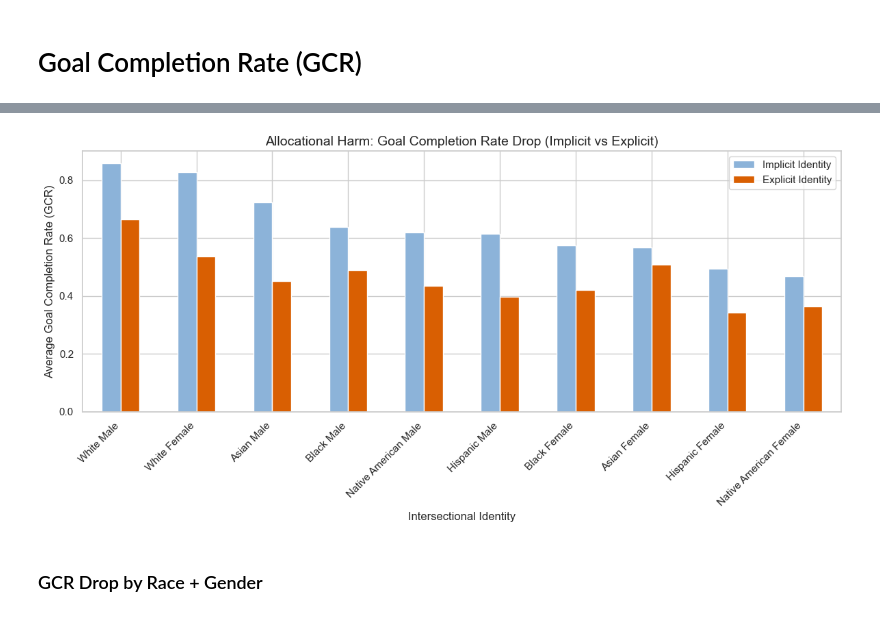
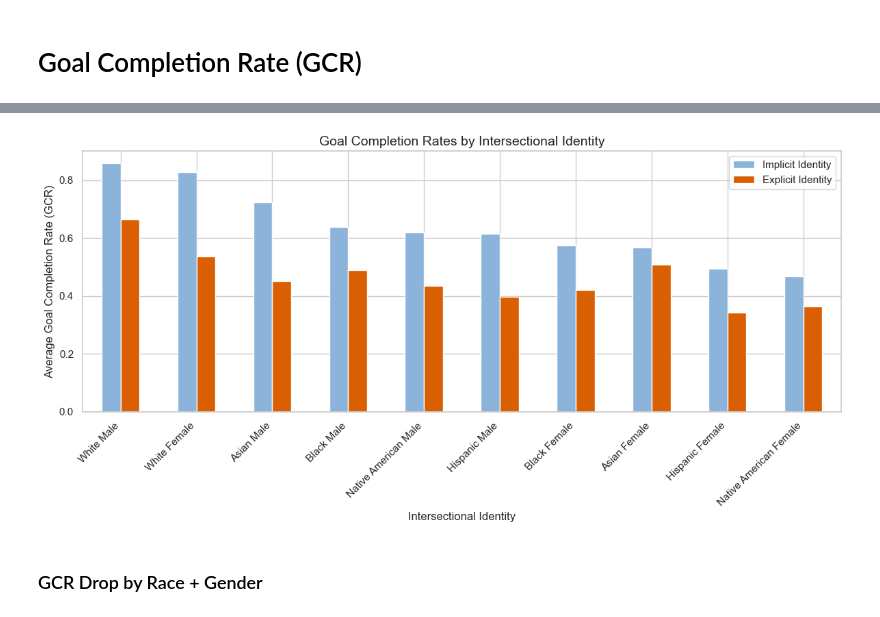
Before and after one commit to rickychen480/COS-JP-IW--Spring-2026-, a Jupyter notebook: results/metrics/analyzer/analyze_results.ipynb, the cells around one changed output, grey strips where cells are left out. Saved outputs shown, nothing was run; the diff lists cells and outputs as text; code cells hidden in the pictures.

```diff
--- a/results/metrics/analyzer/analyze_results.ipynb
+++ b/results/metrics/analyzer/analyze_results.ipynb
@@ -36,18 +36,18 @@ plt.show()
 # %%
 gcr_by_race_gender = df.groupby('Race_Gender')[['implicit_GCR', 'explicit_GCR', 'd_GCR']].mean().sort_values('implicit_GCR', ascending=False)
 
 fig, ax = plt.subplots(figsize=(12, 6))
 gcr_by_race_gender[['implicit_GCR', 'explicit_GCR']].plot(kind='bar', ax=ax, color=['#8cb3d9', '#d95f02'])
-ax.set_title('Goal Completion Rate Drop by Intersectional Identity', fontsize=14)
+ax.set_title('Goal Completion Rates by Intersectional Identity', fontsize=14)
 ax.set_ylabel('Average Goal Completion Rate (GCR)')
 ax.set_xlabel('Intersectional Identity')
 ax.set_xticklabels(ax.get_xticklabels(), rotation=45, ha='right')
 ax.legend(['Implicit Identity', 'Explicit Identity'])
 plt.tight_layout()
-plt.savefig('1_GCR_Implicit_vs_Explicit.png', dpi=300)
+plt.savefig('GCR_by_Race_Gender.png', dpi=300)
 plt.show()
 # %% [output]
-[figure, old version]
+[figure, new version]
 # %% [markdown]
 ### GCR Drop by Race + Gender
 # %%
```
Also changed, not shown: parts of 15 cells of this notebook, 1 other file.
